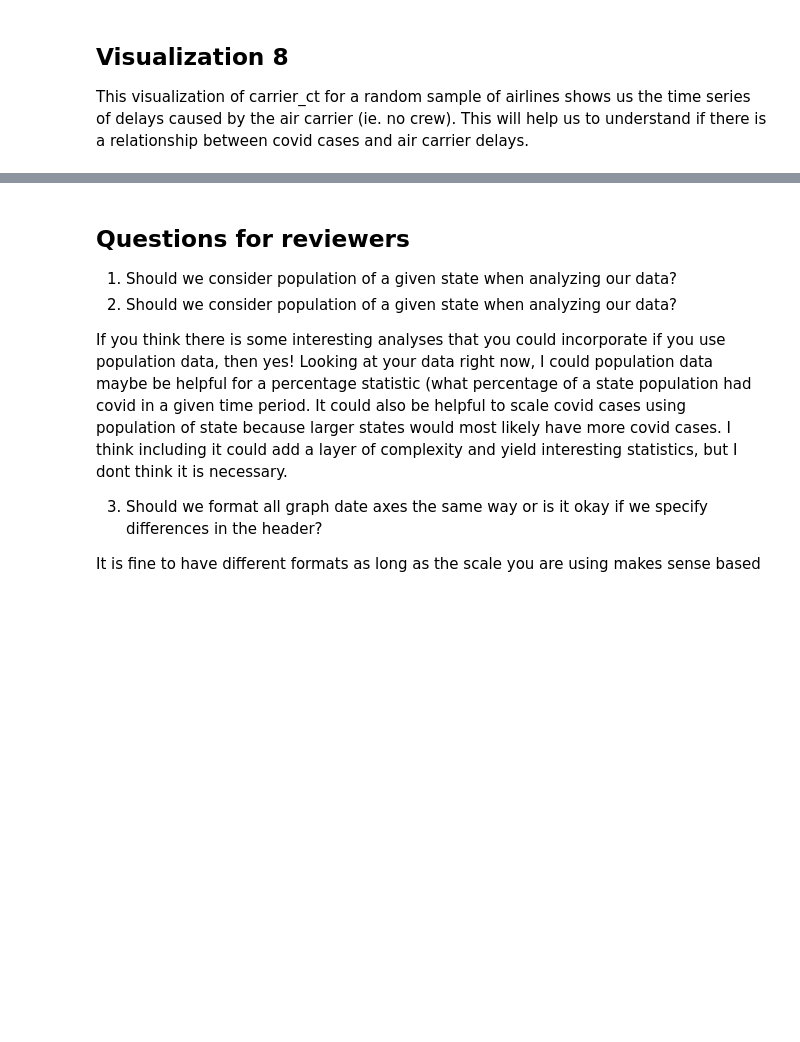
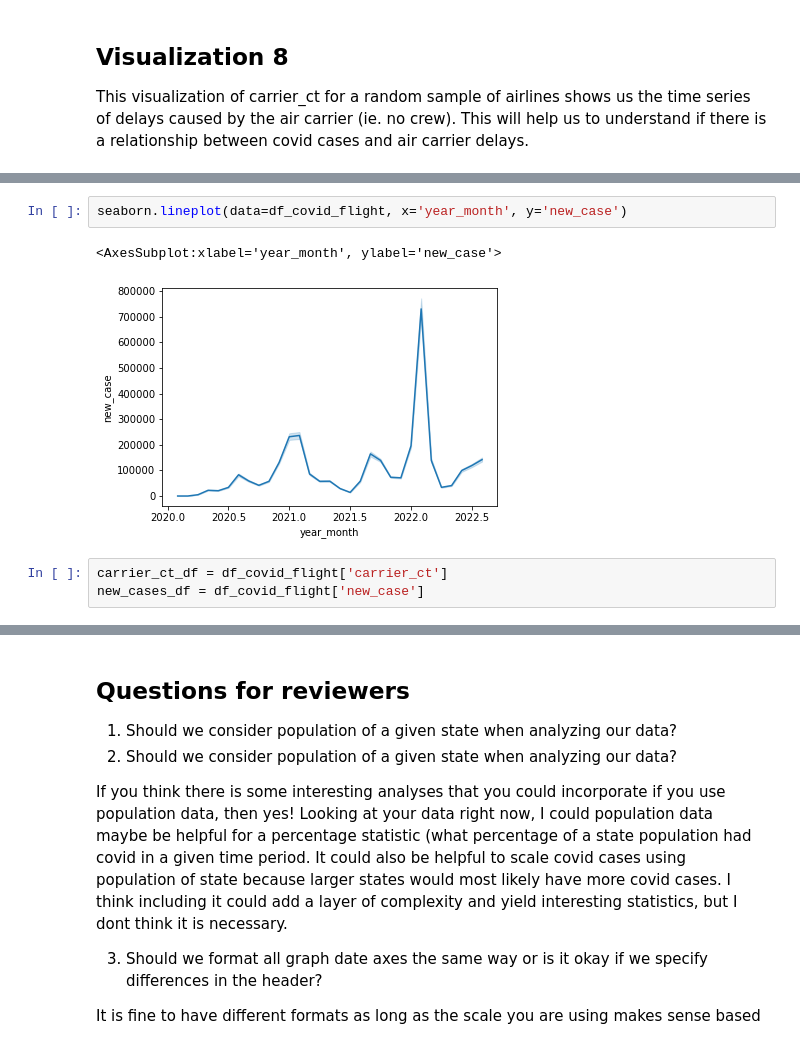
Before and after one commit to maddiklancher/2950Project, a Jupyter notebook: project2950-phase4.ipynb, the cells around one changed output, grey strips where cells are left out. Cells and saved outputs as stored; diff of their text form; blank space fills up the shorter version.

```diff
--- a/project2950-phase4.ipynb
+++ b/project2950-phase4.ipynb
@@ -594,0 +559,8 @@ TypeError: 'RangeIndex' object is not callable
+# %%
+seaborn.lineplot(data=df_covid_flight, x='year_month', y='new_case')
+# %% [output]
+<AxesSubplot:xlabel='year_month', ylabel='new_case'>
+[figure, added]
+# %%
+carrier_ct_df = df_covid_flight['carrier_ct']
+new_cases_df = df_covid_flight['new_case']
```
Also changed, not shown: parts of 4 cells of this notebook.
